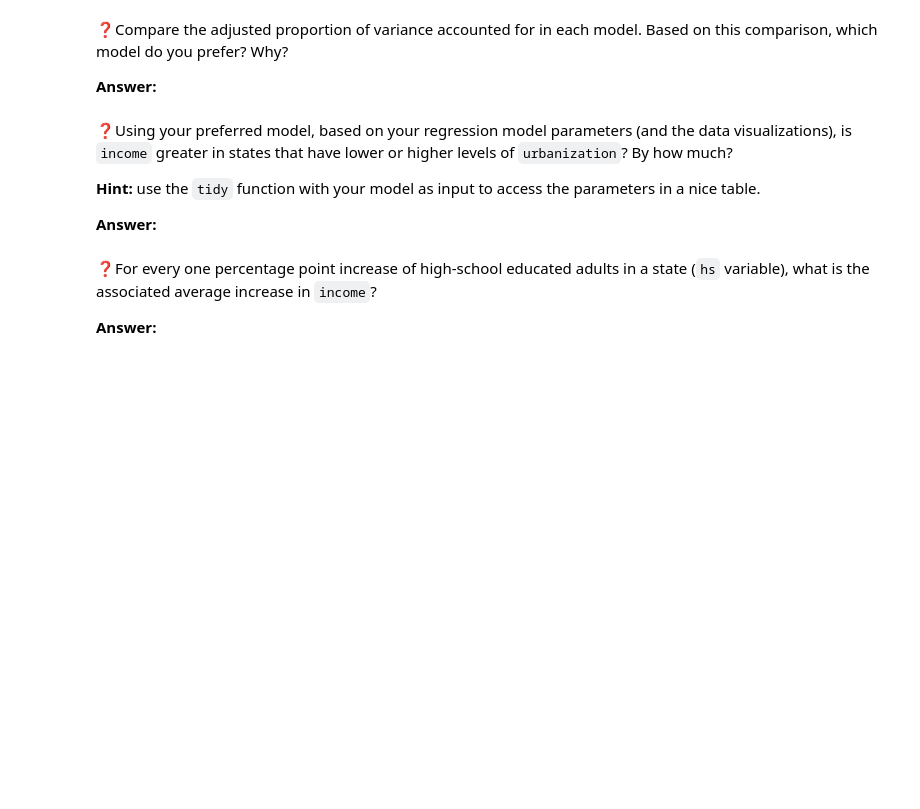
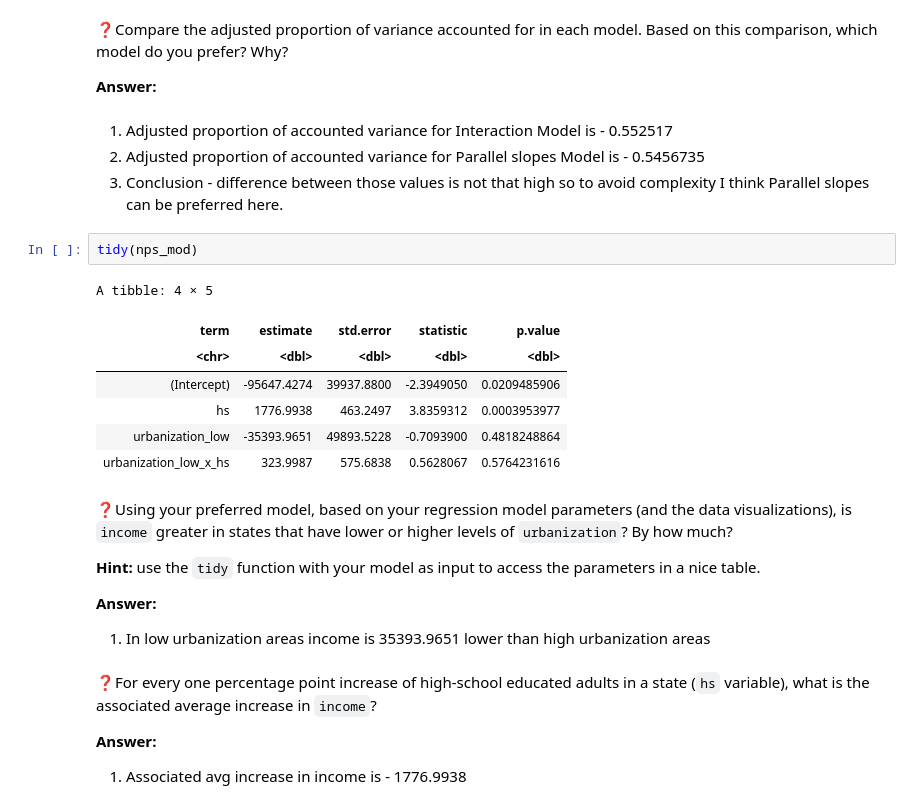
Before and after one commit to UNC-DATA-730/unit-4-assignment-nitin-shirsat-1, a Jupyter notebook: assignment4.ipynb, the cells around one changed output. Drawn from its saved outputs; the diff is of its cells as text; blank space fills up the shorter version.

```diff
--- a/assignment4.ipynb
+++ b/assignment4.ipynb
@@ -165,13 +196,29 @@ glance(ps_mod)
 ❓Compare the adjusted proportion of variance accounted for in each model. Based on this comparison, which model do you prefer? Why?
 
 **Answer:**
+# %% [markdown]
+1. Adjusted proportion of accounted variance for Interaction Model is - 0.552517
+2. Adjusted proportion of accounted variance for Parallel slopes Model is - 0.5456735
+3. Conclusion  - difference between those values is not that high so to avoid complexity I think Parallel slopes can be preferred here.
+# %%
+tidy(nps_mod)
+# %% [output]
+A tibble: 4 × 5
+| term | estimate | std.error | statistic | p.value |
+| <chr> | <dbl> | <dbl> | <dbl> | <dbl> |
+| (Intercept) | -95647.4274 | 39937.8800 | -2.3949050 | 0.0209485906 |
+| hs | 1776.9938 | 463.2497 | 3.8359312 | 0.0003953977 |
+| urbanization_low | -35393.9651 | 49893.5228 | -0.7093900 | 0.4818248864 |
+| urbanization_low_x_hs | 323.9987 | 575.6838 | 0.5628067 | 0.5764231616 |
 # %% [markdown]
 ❓Using your preferred model, based on your regression model parameters (and the data visualizations), is `income` greater in states that have lower or higher levels of `urbanization`? By how much?
 
 **Hint:** use the `tidy` function with your model as input to access the parameters in a nice table.
 
 **Answer:**
+1. In low urbanization areas income is 35393.9651 lower than high urbanization areas
 # %% [markdown]
 ❓For every one percentage point increase of high-school educated adults in a state (`hs` variable), what is the associated average increase in `income`?
 
 **Answer:**
+1. Associated avg increase in income is - 1776.9938
```
Also changed, not shown: parts of 2 cells of this notebook.
